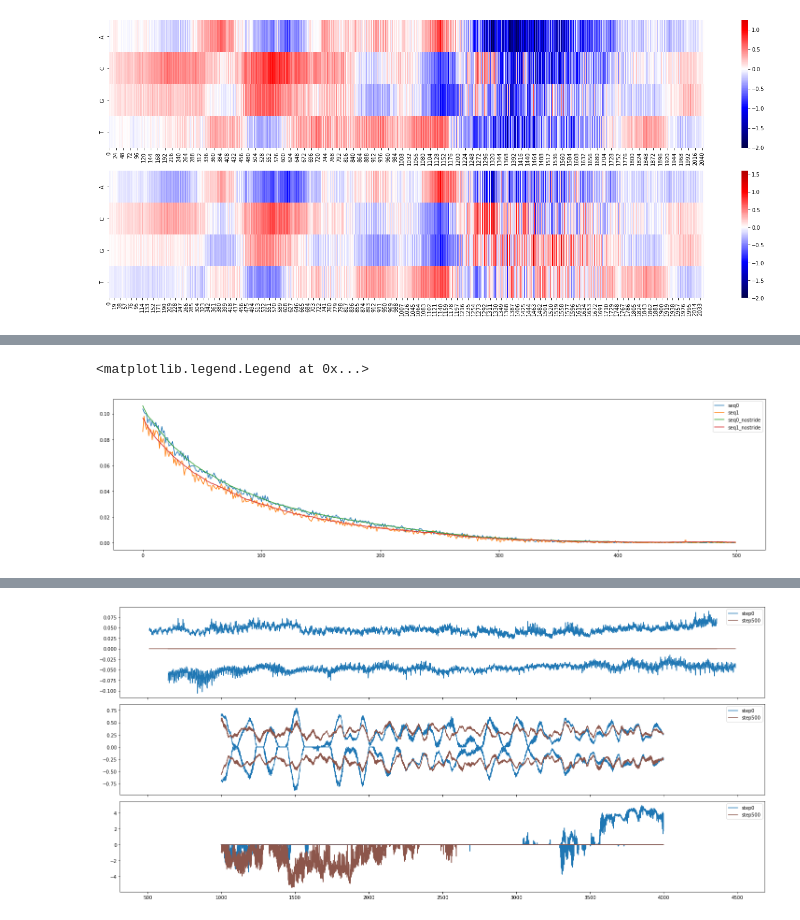
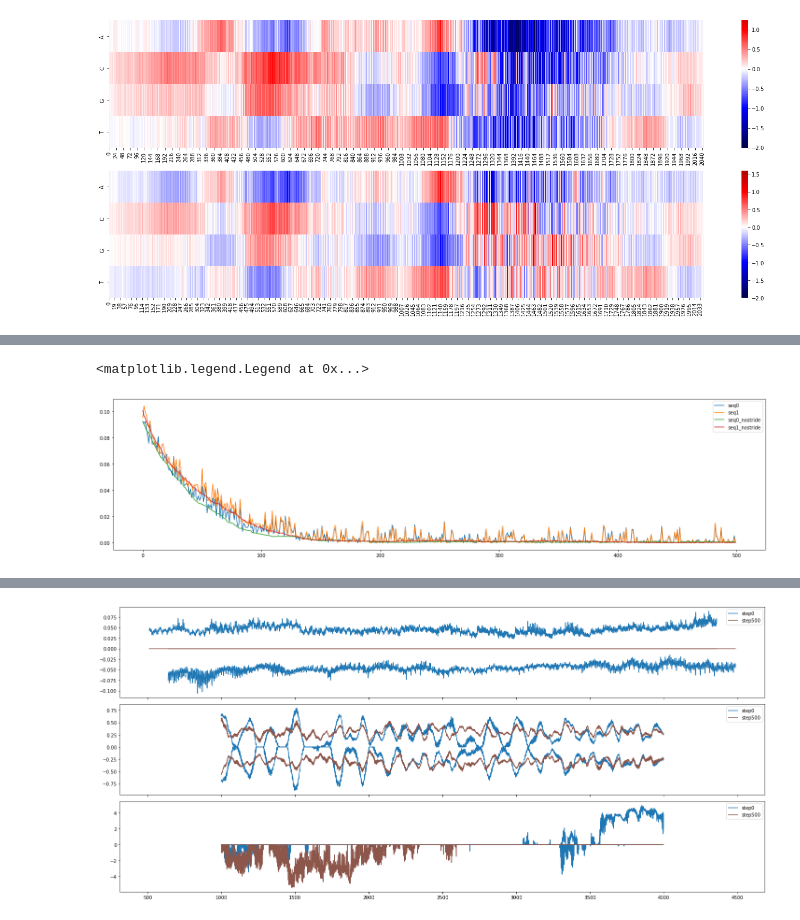
Before and after one commit to Alexwestbrook/mnhn-internship_DeepCNN_ChIP-seq, a Jupyter notebook: model_predictions.ipynb, the cells around one changed output, grey strips where cells are left out. Drawn from its saved outputs; the diff is of its cells as text; code cells hidden in the pictures.

```diff
--- a/model_predictions.ipynb
+++ b/model_predictions.ipynb
@@ -309,8 +244,9 @@ plt.show()
 # %%
+exp_name = 'lowpol_4kb_temp2e-4'
 probs = []
-energies = energy_parser_v2(f'/home/alex/shared_folder/SCerevisiae/generated/test75/energy.txt')
+energies = energy_parser_v2(f'/home/alex/shared_folder/SCerevisiae/generated/{exp_name}/energy.txt')
 for i in range(energies.shape[1]):
-    probs.append(np.load(f'/home/alex/shared_folder/SCerevisiae/generated/test75/probs/prob_step{i}.npy'))
+    probs.append(np.load(f'/home/alex/shared_folder/SCerevisiae/generated/{exp_name}/probs/prob_step{i}.npy'))
 probs = np.stack(probs, axis=1)
 print(probs.shape)
 probs = np.sort(probs, axis=-1)
@@ -330,9 +272,8 @@ plt.show()
 # %%
-# seqs = [np.load(f'/home/alex/shared_folder/SCerevisiae/generated/test44/start_seqs.npy')]
-seqs = [np.load(f'/home/alex/shared_folder/SCerevisiae/generated/test88/designed_seqs/start_seqs.npy')]
+exp_name = 'lowpol_4kb_temp2e-4'
+seqs = [np.load(f'/home/alex/shared_folder/SCerevisiae/generated/{exp_name}/designed_seqs/start_seqs.npy')]
 for i in range(500):
-    # seqs.append(np.load(f'/home/alex/shared_folder/SCerevisiae/generated/test44/mut_seqs_step{i}.npy'))
-    seqs.append(np.load(f'/home/alex/shared_folder/SCerevisiae/generated/test88/designed_seqs/mut_seqs_step{i}.npy'))
+    seqs.append(np.load(f'/home/alex/shared_folder/SCerevisiae/generated/{exp_name}/designed_seqs/mut_seqs_step{i}.npy'))
 seqs = np.stack(seqs, axis=1)
 print(seqs.shape)
 # %% [output]
@@ -340,6 +281,10 @@ print(seqs.shape)
 # %%
 # start_seqs = np.load(f'/home/alex/shared_folder/SCerevisiae/generated/test9/start_seqs.npy')
 # np.save('/home/alex/shared_folder/SCerevisiae/generated/test9/start_seqs_first1.npy', start_seqs[:1])
+# %%
+with np.load('/home/alex/shared_folder/SCerevisiae/genome/W303_Mmmyco_random1kbflanks_ACGTidx.npz') as f:
+    flank_left = f['left']
+    flank_right = f['right']
 # %%
 import kMC_sequence_design
 importlib.reload(tf_utils)
@@ -347,8 +292,8 @@ importlib.reload(kMC_sequence_design)
 from kMC_sequence_design import get_profile_hint, get_profile_mid1
 from Modules.tf_utils import get_profile
 # %%
-preds = get_profile_hint(seqs, model_pol, 2048, 128, middle=False)
-preds_rev = get_profile_hint(seqs, model_pol, 2048, 128, reverse=True, middle=False)
+preds = get_profile_hint(seqs, model_pol, 2048, 128, middle=True)
+preds_rev = get_profile_hint(seqs, model_pol, 2048, 128, reverse=True, middle=True)
 # preds = get_profile_mid1(seqs, model_rna, 2001, one_hot_converter=lambda x: np_idx_to_one_hot(x, order='ATGC', extradims=-1))
 # preds_rev = get_profile_mid1(seqs, model_rna, 2001, reverse=True, one_hot_converter=lambda x: np_idx_to_one_hot(x, order='ATGC', extradims=-1))
 loss = rmse(np.zeros(preds.shape[:-1] + (1,)), preds)
@@ -359,12 +316,13 @@ energies = energy_parser_v2(f'/home/alex/shared_folder/SCerevisiae/generated/tes
 # %%
+energies = energy_parser_v2(f'/home/alex/shared_folder/SCerevisiae/generated/{exp_name}/energy.txt')
 fig, ax = plt.subplots(1, 1, figsize=(20, 5), facecolor='w', layout='tight')
 ax.plot(energies[:2, :, 0].T, label=[f'seq{i}' for i in range(2)])
 for idx in range(len(seqs)):
     ax.plot(gc_energy[idx, 1:] + loss[idx, 1:] + loss_rev[idx, 1:], label=f'seq{idx}_nostride')
 ax.legend()
 # %% [output]
 <matplotlib.legend.Legend at 0x...>
-[figure, old version]
+[figure, new version]
 # %%
 fig, ax = plt.subplots(1, 1, figsize=(20, 5), facecolor='w')
 for i, color in zip(range(0, 501, 100), colors):
```
Also changed, not shown: parts of 26 cells of this notebook.
